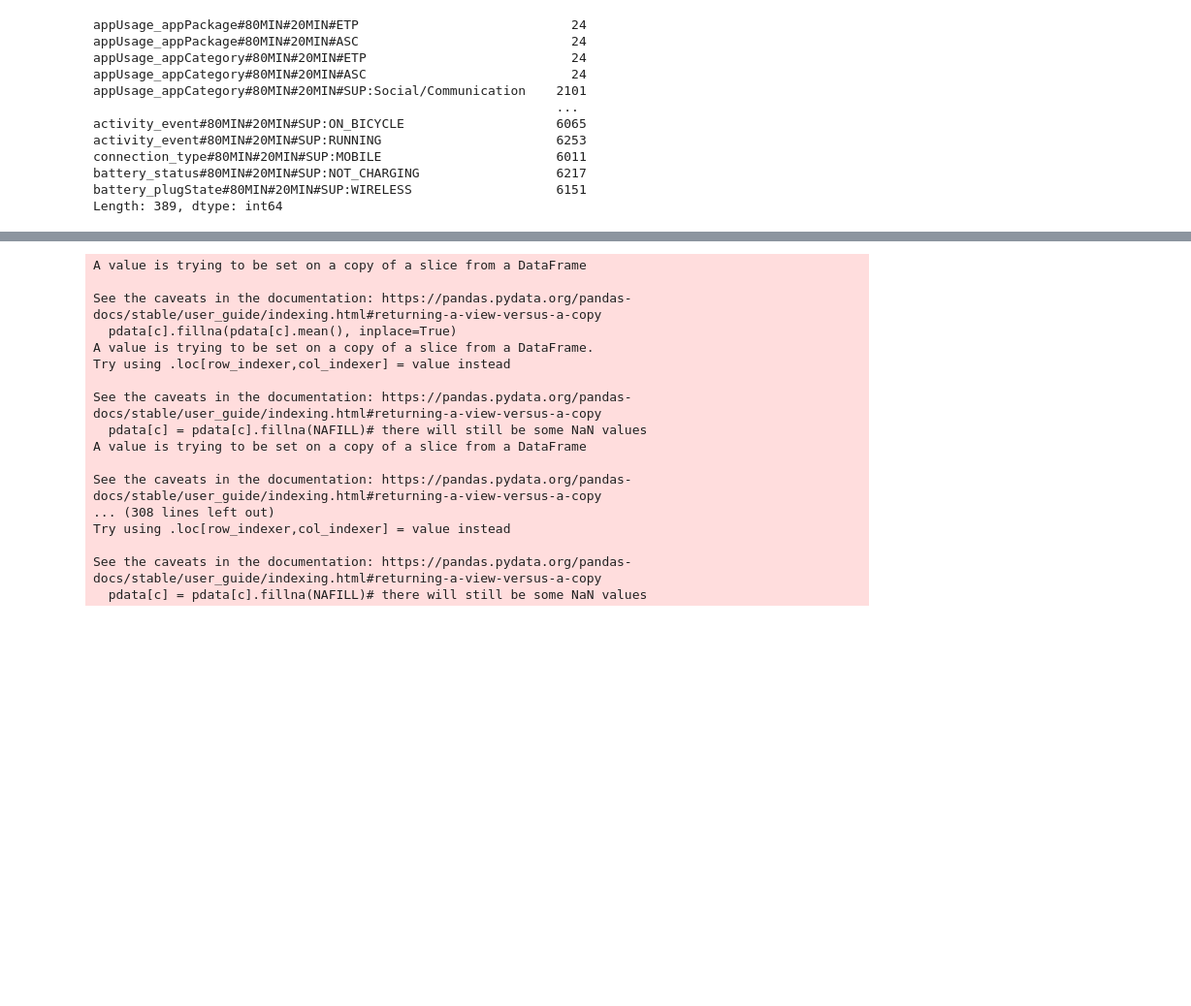
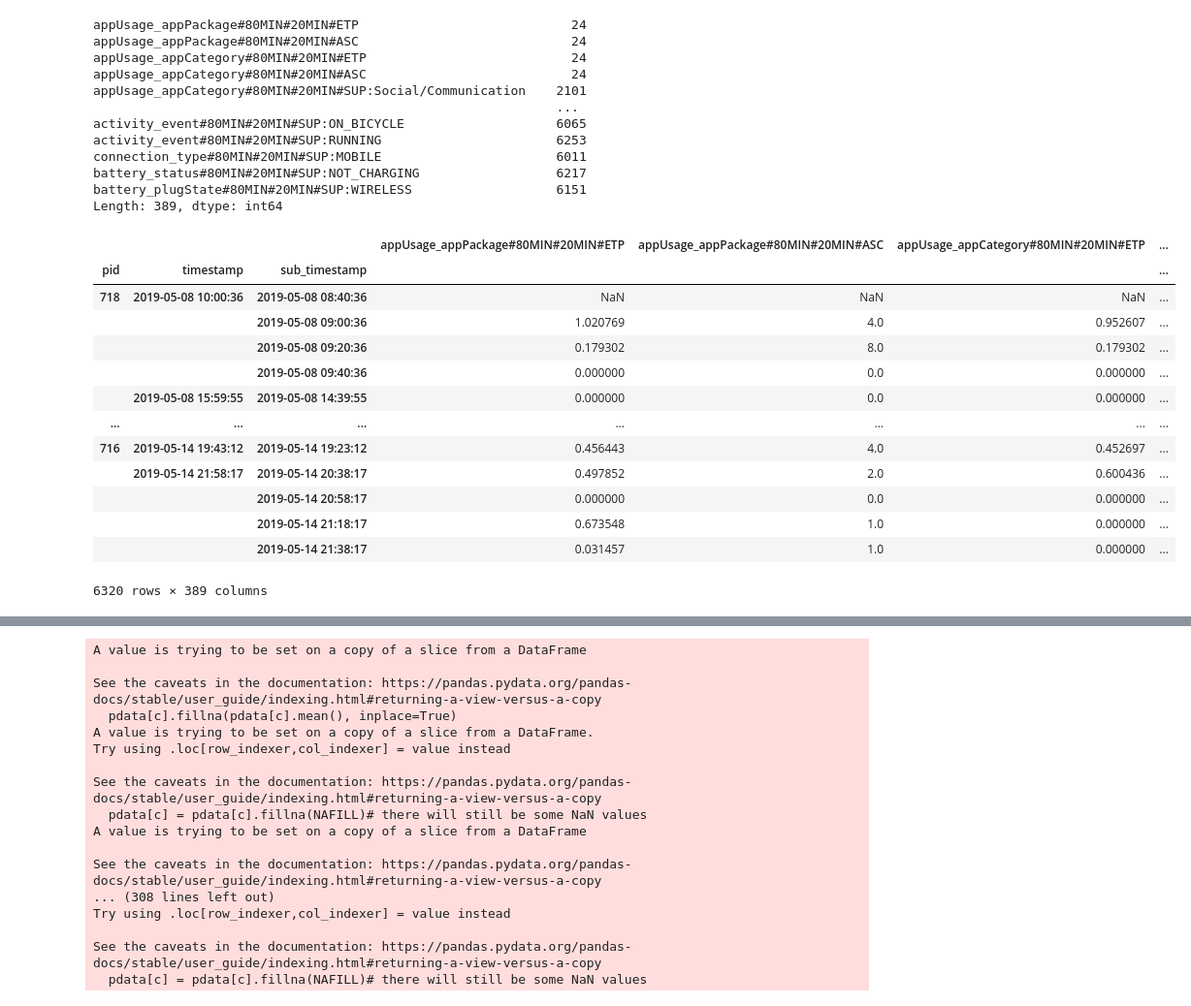
Before and after one commit to Jumabek/receptivity, a Jupyter notebook: analysis/Association Rule Mining.ipynb, the cells around one changed output, grey strips where cells are left out. Shown at 97% size. Drawn from its saved outputs; the diff is of its cells as text; code cells hidden in the pictures; blank space fills up the shorter version.

```diff
--- a/analysis/Association Rule Mining.ipynb
+++ b/analysis/Association Rule Mining.ipynb
@@ -1945,3 +1947,20 @@ connection_type#80MIN#20MIN#SUP:MOBILE                       6011
 battery_status#80MIN#20MIN#SUP:NOT_CHARGING                  6217
 battery_plugState#80MIN#20MIN#SUP:WIRELESS                   6151
 Length: 389, dtype: int64
+# %%
+sub_features
+# %% [output]
+|  |  |  | appUsage_appPackage#80MIN#20MIN#ETP | appUsage_appPackage#80MIN#20MIN#ASC | appUsage_appCategory#80MIN#20MIN#ETP | ... |
+| pid | timestamp | sub_timestamp |  |  |  | ... |
+| 718 | 2019-05-08 10:00:36 | 2019-05-08 08:40:36 | NaN | NaN | NaN | ... |
+|  |  | 2019-05-08 09:00:36 | 1.020769 | 4.0 | 0.952607 | ... |
+|  |  | 2019-05-08 09:20:36 | 0.179302 | 8.0 | 0.179302 | ... |
+|  |  | 2019-05-08 09:40:36 | 0.000000 | 0.0 | 0.000000 | ... |
+|  | 2019-05-08 15:59:55 | 2019-05-08 14:39:55 | 0.000000 | 0.0 | 0.000000 | ... |
+| ... | ... | ... | ... | ... | ... | ... |
+| 716 | 2019-05-14 19:43:12 | 2019-05-14 19:23:12 | 0.456443 | 4.0 | 0.452697 | ... |
+|  | 2019-05-14 21:58:17 | 2019-05-14 20:38:17 | 0.497852 | 2.0 | 0.600436 | ... |
+|  |  | 2019-05-14 20:58:17 | 0.000000 | 0.0 | 0.000000 | ... |
+|  |  | 2019-05-14 21:18:17 | 0.673548 | 1.0 | 0.000000 | ... |
+|  |  | 2019-05-14 21:38:17 | 0.031457 | 1.0 | 0.000000 | ... |
+6320 rows × 389 columns
```
Also changed, not shown: parts of 17 cells of this notebook.
